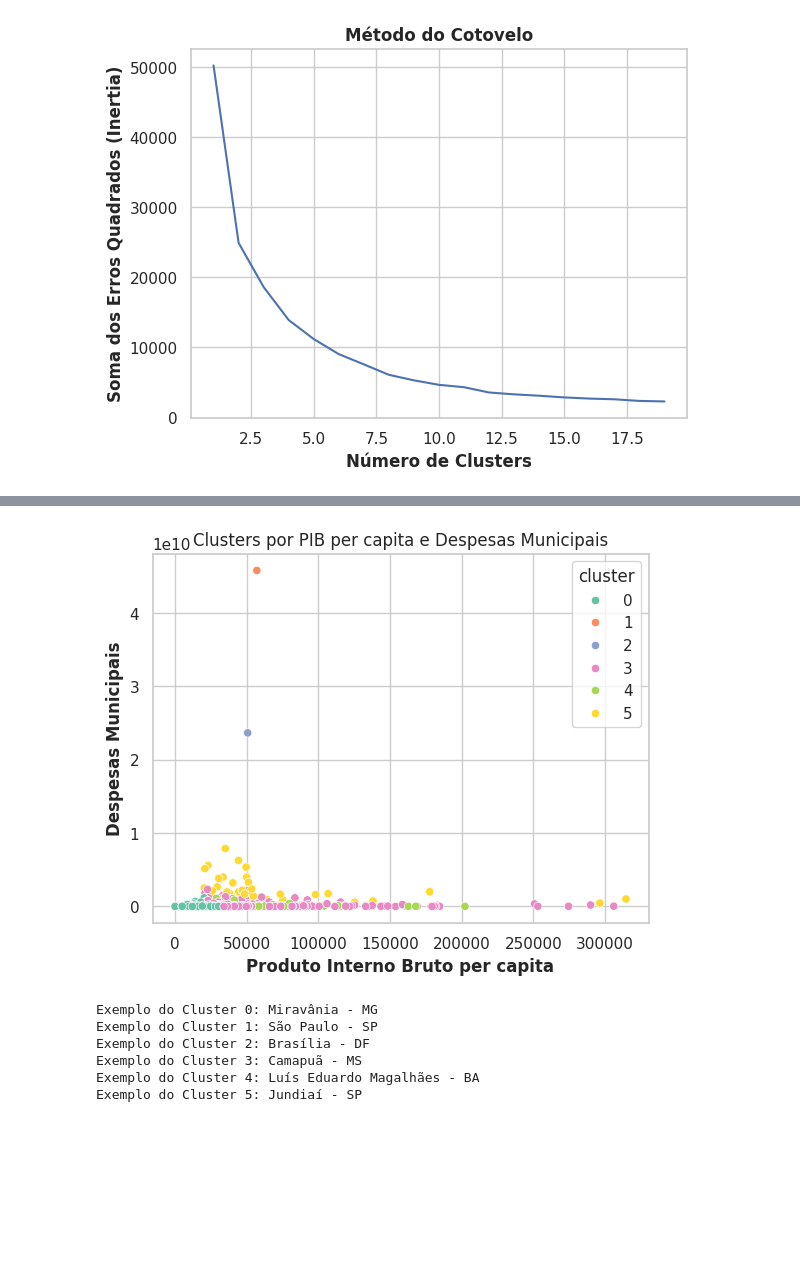
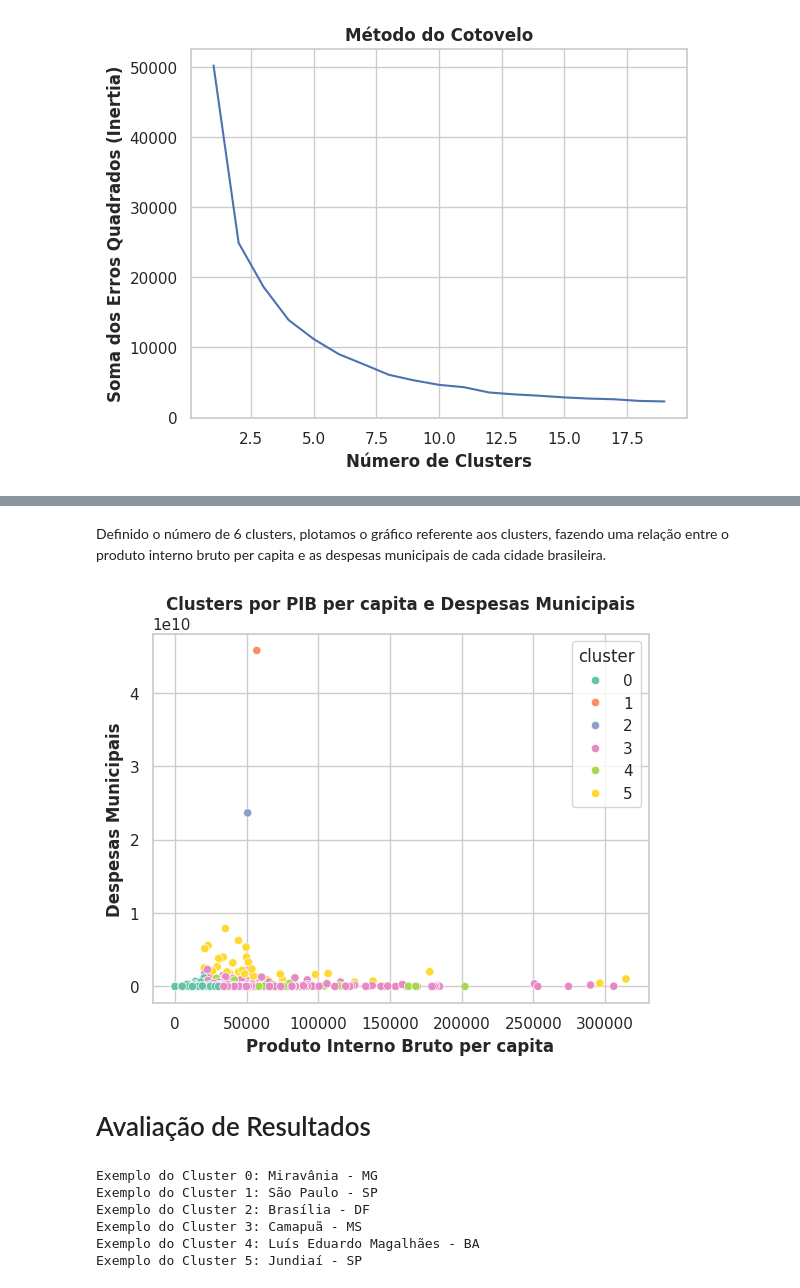
Before and after one commit to bernardosnap/MVP---Sprint-An-lise-de-Dados-e-Boas-Pr-ticas, a Jupyter notebook: Análise_de_Dados_Cidades_Brasileiras.ipynb, the cells around one changed output, grey strips where cells are left out. Saved outputs shown, nothing was run; the diff lists cells and outputs as text; code cells hidden in the pictures; blank space fills up the shorter version.

```diff
--- a/Análise_de_Dados_Cidades_Brasileiras.ipynb
+++ b/Análise_de_Dados_Cidades_Brasileiras.ipynb
@@ -575,14 +579,18 @@ kmeans.fit(data_scaled)
 
 # Adicionar os clusters ao dataframe original
 cidadesBR['cluster'] = kmeans.labels_
+# %% [markdown]
+Definido o número de 6 clusters, plotamos o gráfico referente aos clusters, fazendo uma relação entre o produto interno bruto per capita e as despesas municipais de cada cidade brasileira.
 # %%
 sns.scatterplot(x='GDP_CAPITA', y='MUN_EXPENDIT', hue='cluster', data=cidadesBR, palette='Set2', legend='full')
-plt.title('Clusters por PIB per capita e Despesas Municipais')
+plt.title('Clusters por PIB per capita e Despesas Municipais', fontweight='bold')
 plt.xlabel('Produto Interno Bruto per capita', fontweight='bold')
 plt.ylabel('Despesas Municipais', fontweight='bold')
 plt.show()
 # %% [output]
-[figure, old version]
+[figure, new version]
+# %% [markdown]
+# Avaliação de Resultados
 # %%
 # Obter uma amostra de uma cidade de cada cluster
 for i in range(n_clusters):
```
Also changed, not shown: parts of 13 cells of this notebook.
